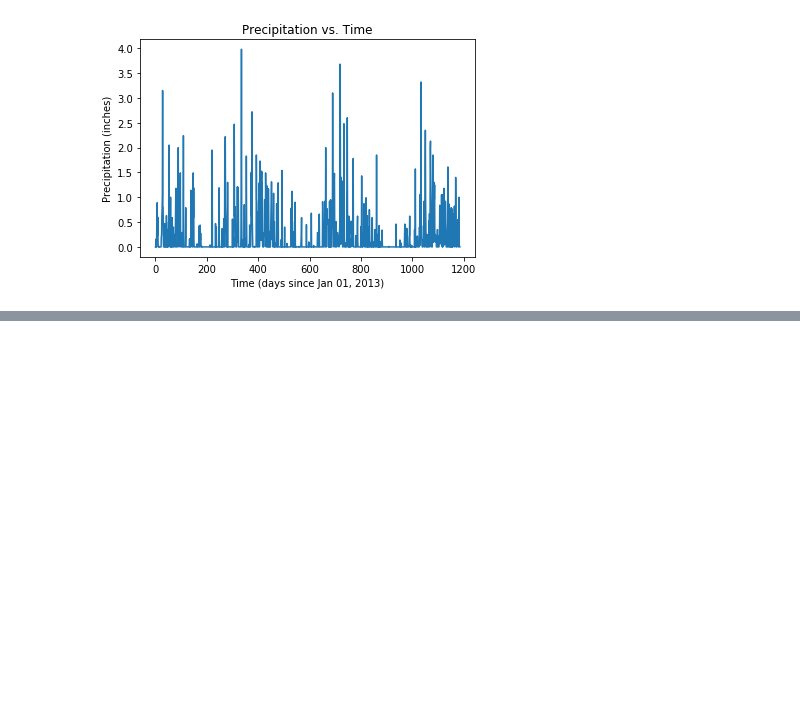
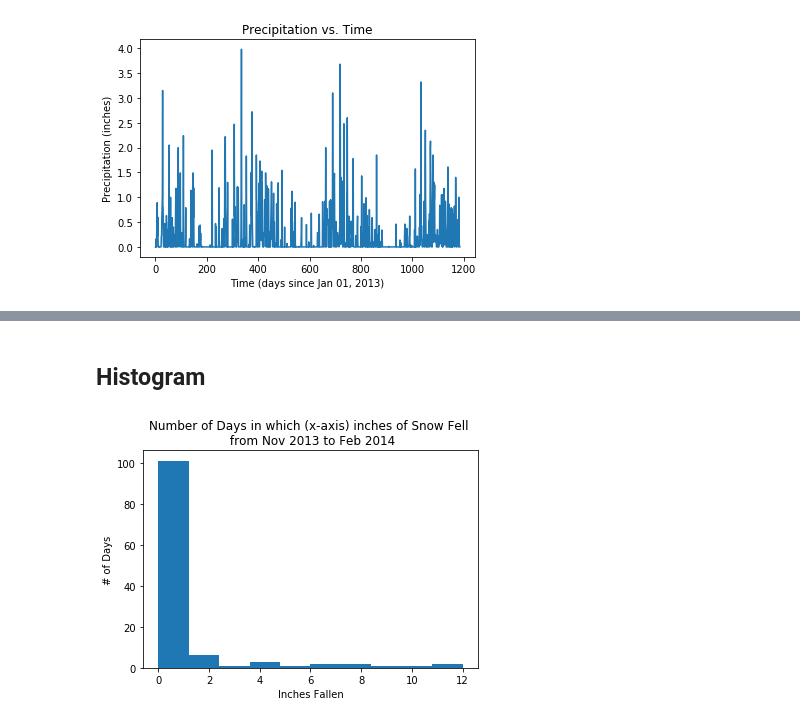
Before and after one commit to ProfessorKazarinoff/ENGR114-2020Q1, a Jupyter notebook: week4/Lab4_Plotting_Weather_Data.ipynb, the cells around one changed output, grey strips where cells are left out. Saved outputs shown, nothing was run; the diff lists cells and outputs as text; code cells hidden in the pictures; blank space fills up the shorter version.

```diff
--- a/week4/Lab4_Plotting_Weather_Data.ipynb
+++ b/week4/Lab4_Plotting_Weather_Data.ipynb
@@ -112,0 +248,22 @@ plt.show()
+# %% [markdown]
+## Histogram
+# %%
+# data
+sf_data = sf_masked
+
+# fig, ax
+fig, ax = plt.subplots()
+
+# plot the historgram on ax
+ax.hist(sf_data,bins=10)
+
+# customize
+ax.set_xlabel('Inches Fallen')
+ax.set_ylabel('# of Days')
+ax.set_title('Number of Days in which (x-axis) inches of Snow Fell \n from Nov 2013 to Feb 2014')
+ax
+
+# show the plot
+plt.show()
+# %% [output]
+[figure, added]
```
Also changed, not shown: parts of 7 cells of this notebook, 1 other file.
